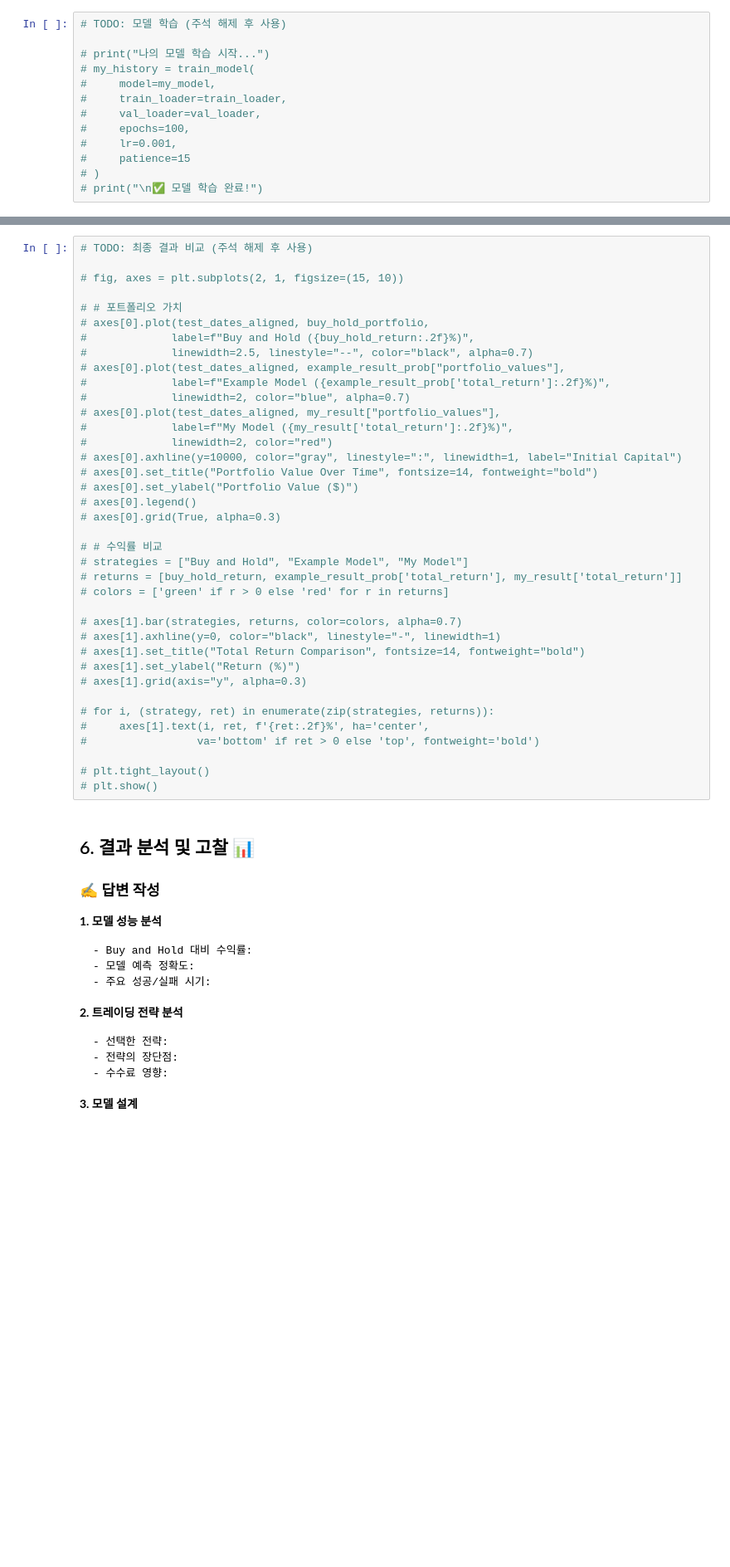
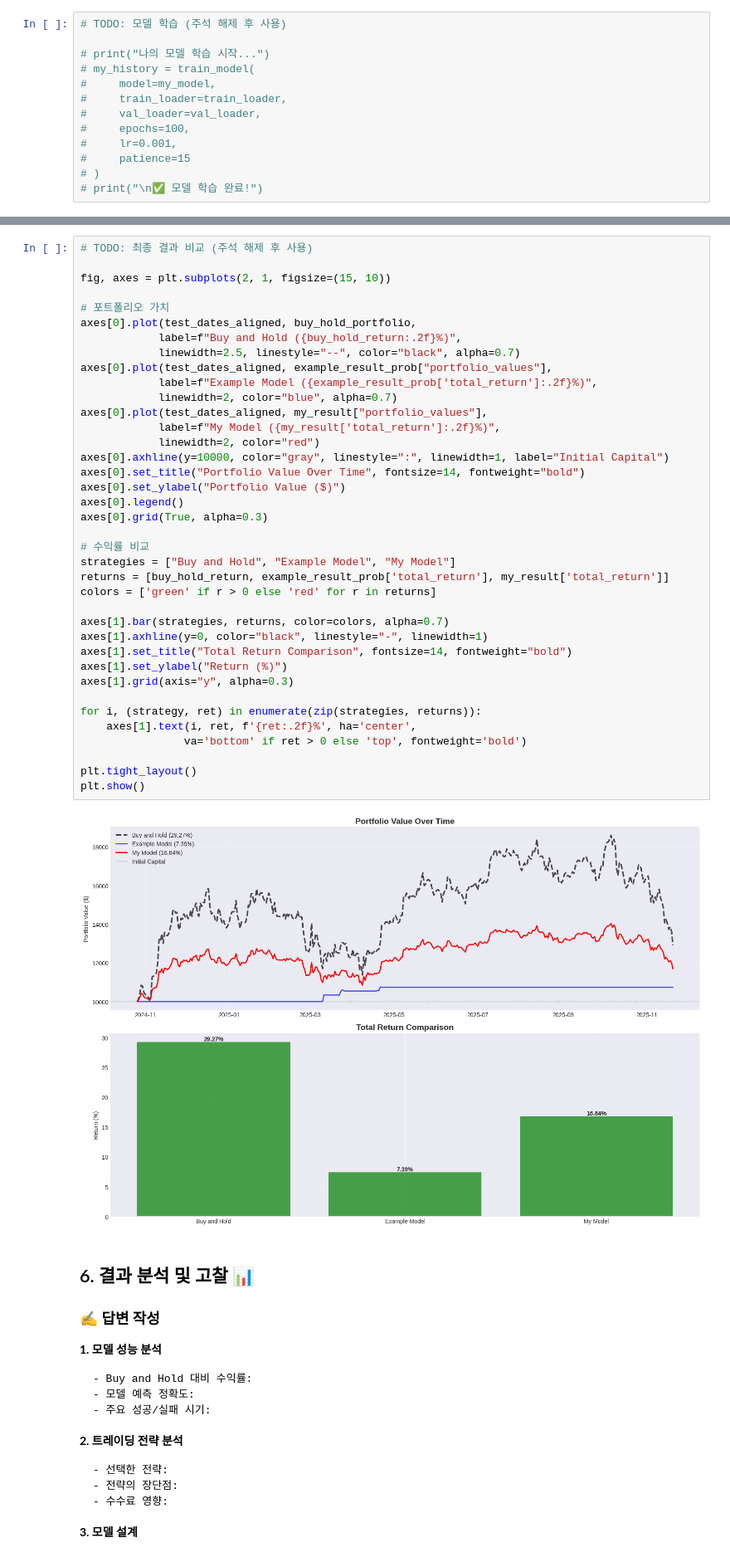
Before and after one commit to camargokr/TimeSeriesForecastingTest, a Jupyter notebook: assignment_notebook.ipynb, the cells around one changed output, grey strips where cells are left out. Shown: that part at 83% size. Cells and saved outputs as stored; diff of their text form; blank space fills up the shorter version.

```diff
--- a/assignment_notebook.ipynb
+++ b/assignment_notebook.ipynb
@@ -1211,41 +1317,43 @@ class MyTradingModel(nn.Module):
 # %%
 # TODO: 최종 결과 비교 (주석 해제 후 사용)
 
-# fig, axes = plt.subplots(2, 1, figsize=(15, 10))
+fig, axes = plt.subplots(2, 1, figsize=(15, 10))
 
-# # 포트폴리오 가치
-# axes[0].plot(test_dates_aligned, buy_hold_portfolio,
-#             label=f"Buy and Hold ({buy_hold_return:.2f}%)",
-#             linewidth=2.5, linestyle="--", color="black", alpha=0.7)
-# axes[0].plot(test_dates_aligned, example_result_prob["portfolio_values"],
-#             label=f"Example Model ({example_result_prob['total_return']:.2f}%)",
-#             linewidth=2, color="blue", alpha=0.7)
-# axes[0].plot(test_dates_aligned, my_result["portfolio_values"],
-#             label=f"My Model ({my_result['total_return']:.2f}%)",
-#             linewidth=2, color="red")
-# axes[0].axhline(y=10000, color="gray", linestyle=":", linewidth=1, label="Initial Capital")
-# axes[0].set_title("Portfolio Value Over Time", fontsize=14, fontweight="bold")
-# axes[0].set_ylabel("Portfolio Value ($)")
-# axes[0].legend()
-# axes[0].grid(True, alpha=0.3)
+# 포트폴리오 가치
+axes[0].plot(test_dates_aligned, buy_hold_portfolio,
+            label=f"Buy and Hold ({buy_hold_return:.2f}%)",
+            linewidth=2.5, linestyle="--", color="black", alpha=0.7)
+axes[0].plot(test_dates_aligned, example_result_prob["portfolio_values"],
+            label=f"Example Model ({example_result_prob['total_return']:.2f}%)",
+            linewidth=2, color="blue", alpha=0.7)
+axes[0].plot(test_dates_aligned, my_result["portfolio_values"],
+            label=f"My Model ({my_result['total_return']:.2f}%)",
+            linewidth=2, color="red")
+axes[0].axhline(y=10000, color="gray", linestyle=":", linewidth=1, label="Initial Capital")
+axes[0].set_title("Portfolio Value Over Time", fontsize=14, fontweight="bold")
+axes[0].set_ylabel("Portfolio Value ($)")
+axes[0].legend()
+axes[0].grid(True, alpha=0.3)
 
-# # 수익률 비교
-# strategies = ["Buy and Hold", "Example Model", "My Model"]
-# returns = [buy_hold_return, example_result_prob['total_return'], my_result['total_return']]
-# colors = ['green' if r > 0 else 'red' for r in returns]
+# 수익률 비교
+strategies = ["Buy and Hold", "Example Model", "My Model"]
+returns = [buy_hold_return, example_result_prob['total_return'], my_result['total_return']]
+colors = ['green' if r > 0 else 'red' for r in returns]
 
-# axes[1].bar(strategies, returns, color=colors, alpha=0.7)
-# axes[1].axhline(y=0, color="black", linestyle="-", linewidth=1)
-# axes[1].set_title("Total Return Comparison", fontsize=14, fontweight="bold")
-# axes[1].set_ylabel("Return (%)")
-# axes[1].grid(axis="y", alpha=0.3)
+axes[1].bar(strategies, returns, color=colors, alpha=0.7)
+axes[1].axhline(y=0, color="black", linestyle="-", linewidth=1)
+axes[1].set_title("Total Return Comparison", fontsize=14, fontweight="bold")
+axes[1].set_ylabel("Return (%)")
+axes[1].grid(axis="y", alpha=0.3)
 
-# for i, (strategy, ret) in enumerate(zip(strategies, returns)):
-#     axes[1].text(i, ret, f'{ret:.2f}%', ha='center',
-#                 va='bottom' if ret > 0 else 'top', fontweight='bold')
+for i, (strategy, ret) in enumerate(zip(strategies, returns)):
+    axes[1].text(i, ret, f'{ret:.2f}%', ha='center',
+                va='bottom' if ret > 0 else 'top', fontweight='bold')
 
-# plt.tight_layout()
-# plt.show()
+plt.tight_layout()
+plt.show()
+# %% [output]
+[figure, added]
 # %% [markdown]
 ## 6. 결과 분석 및 고찰 📊
 
```
Also changed, not shown: parts of 6 cells of this notebook.
